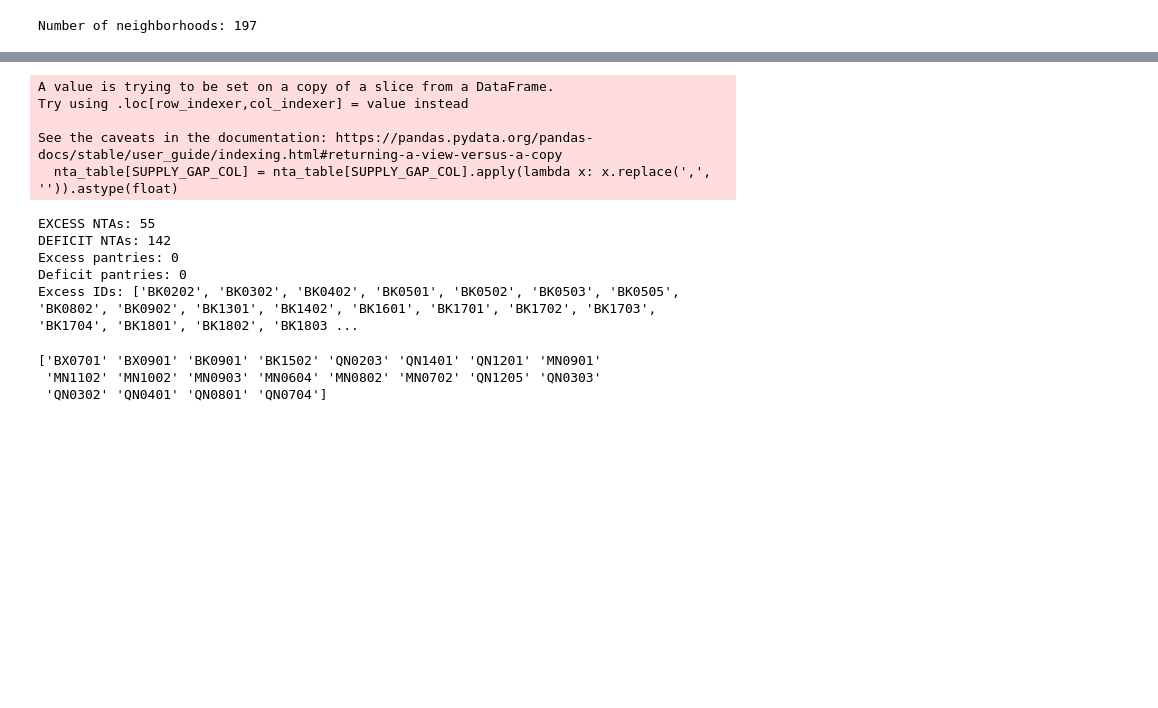
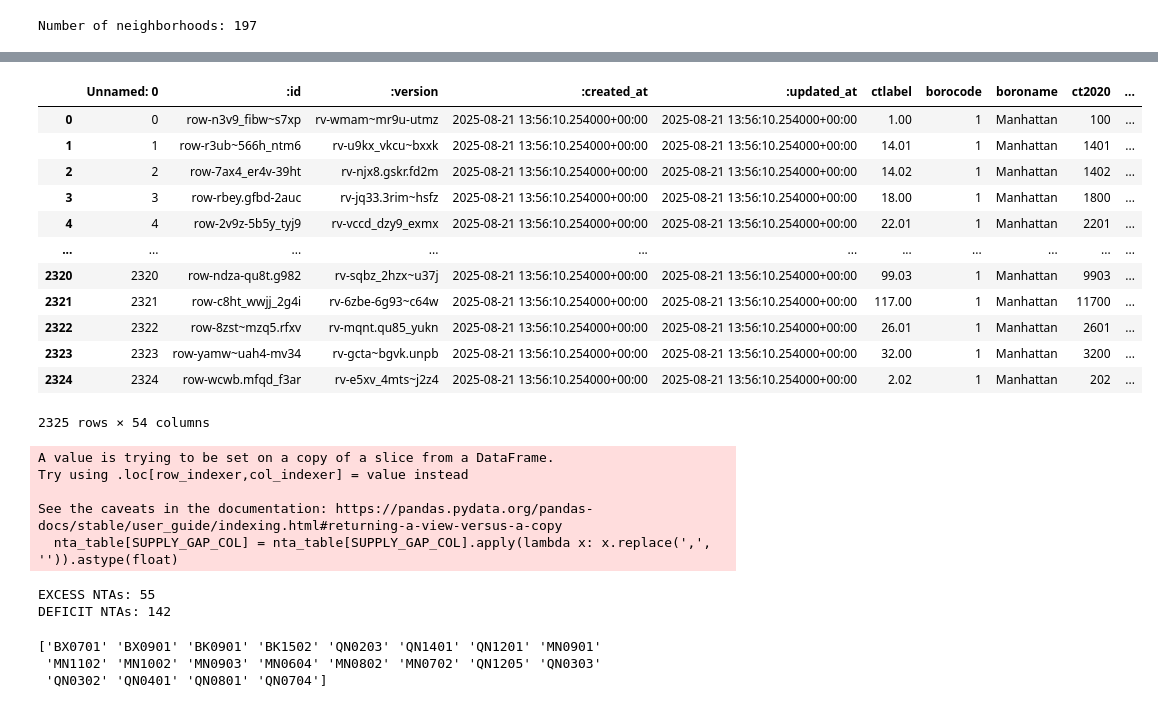
Before and after one commit to skrigel/nyc_food_supply_gap_analysis, a Jupyter notebook: aggregate_analysis.ipynb, the cells around one changed output, grey strips where cells are left out. Drawn from its saved outputs; the diff is of its cells as text; code cells hidden in the pictures; blank space fills up the shorter version.

```diff
--- a/aggregate_analysis.ipynb
+++ b/aggregate_analysis.ipynb
@@ -272,6 +302,21 @@ pantries_per_nta = metrics_by_nta[['nta2020','pantry_count', 'ntaname']]
 pantries_table = pantries[['id', 'program',  'geoid', 'nta2020', 'geometry']]
 # %%
 tracts = pd.read_csv("data/model/tracts_table.csv")
+tracts
+# %% [output]
+|  | Unnamed: 0 | :id | :version | :created_at | :updated_at | ctlabel | borocode | boroname | ct2020 | ... |
+| 0 | 0 | row-n3v9_fibw~s7xp | rv-wmam~mr9u-utmz | 2025-08-21 13:56:10.254000+00:00 | 2025-08-21 13:56:10.254000+00:00 | 1.00 | 1 | Manhattan | 100 | ... |
+| 1 | 1 | row-r3ub~566h_ntm6 | rv-u9kx_vkcu~bxxk | 2025-08-21 13:56:10.254000+00:00 | 2025-08-21 13:56:10.254000+00:00 | 14.01 | 1 | Manhattan | 1401 | ... |
+| 2 | 2 | row-7ax4_er4v-39ht | rv-njx8.gskr.fd2m | 2025-08-21 13:56:10.254000+00:00 | 2025-08-21 13:56:10.254000+00:00 | 14.02 | 1 | Manhattan | 1402 | ... |
+| 3 | 3 | row-rbey.gfbd-2auc | rv-jq33.3rim~hsfz | 2025-08-21 13:56:10.254000+00:00 | 2025-08-21 13:56:10.254000+00:00 | 18.00 | 1 | Manhattan | 1800 | ... |
+| 4 | 4 | row-2v9z-5b5y_tyj9 | rv-vccd_dzy9_exmx | 2025-08-21 13:56:10.254000+00:00 | 2025-08-21 13:56:10.254000+00:00 | 22.01 | 1 | Manhattan | 2201 | ... |
+| ... | ... | ... | ... | ... | ... | ... | ... | ... | ... | ... |
+| 2320 | 2320 | row-ndza-qu8t.g982 | rv-sqbz_2hzx~u37j | 2025-08-21 13:56:10.254000+00:00 | 2025-08-21 13:56:10.254000+00:00 | 99.03 | 1 | Manhattan | 9903 | ... |
+| 2321 | 2321 | row-c8ht_wwjj_2g4i | rv-6zbe-6g93~c64w | 2025-08-21 13:56:10.254000+00:00 | 2025-08-21 13:56:10.254000+00:00 | 117.00 | 1 | Manhattan | 11700 | ... |
+| 2322 | 2322 | row-8zst~mzq5.rfxv | rv-mqnt.qu85_yukn | 2025-08-21 13:56:10.254000+00:00 | 2025-08-21 13:56:10.254000+00:00 | 26.01 | 1 | Manhattan | 2601 | ... |
+| 2323 | 2323 | row-yamw~uah4-mv34 | rv-gcta~bgvk.unpb | 2025-08-21 13:56:10.254000+00:00 | 2025-08-21 13:56:10.254000+00:00 | 32.00 | 1 | Manhattan | 3200 | ... |
+| 2324 | 2324 | row-wcwb.mfqd_f3ar | rv-e5xv_4mts~j2z4 | 2025-08-21 13:56:10.254000+00:00 | 2025-08-21 13:56:10.254000+00:00 | 2.02 | 1 | Manhattan | 202 | ... |
+2325 rows × 54 columns
 # %%
 tracts = tracts[['geoid','nta2020', 'geometry', 'boroname', 'TotalPop']]
 # %%
@@ -294,15 +339,9 @@ deficit_ids = DEFICIT_NTA.nta2020
 # %%
 print("EXCESS NTAs:", len(EXCESS_NTA))
 print("DEFICIT NTAs:", len(DEFICIT_NTA))
-print("Excess pantries:", len(excess_pantries))
-print("Deficit pantries:", len(deficit_pantries))
-print("Excess IDs:", excess_ids.tolist())
 # %% [output]
 EXCESS NTAs: 55
 DEFICIT NTAs: 142
-Excess pantries: 0
-Deficit pantries: 0
-Excess IDs: ['BK0202', 'BK0302', 'BK0402', 'BK0501', 'BK0502', 'BK0503', 'BK0505', 'BK0802', 'BK0902', 'BK1301', 'BK1402', 'BK1601', 'BK1701', 'BK1702', 'BK1703', 'BK1704', 'BK1801', 'BK1802', 'BK1803 ...
 # %%
 pantries_with_geo_ids = gpd.sjoin(
     pantries_ll,
```
Also changed, not shown: parts of 7 cells of this notebook, 5 other files.
